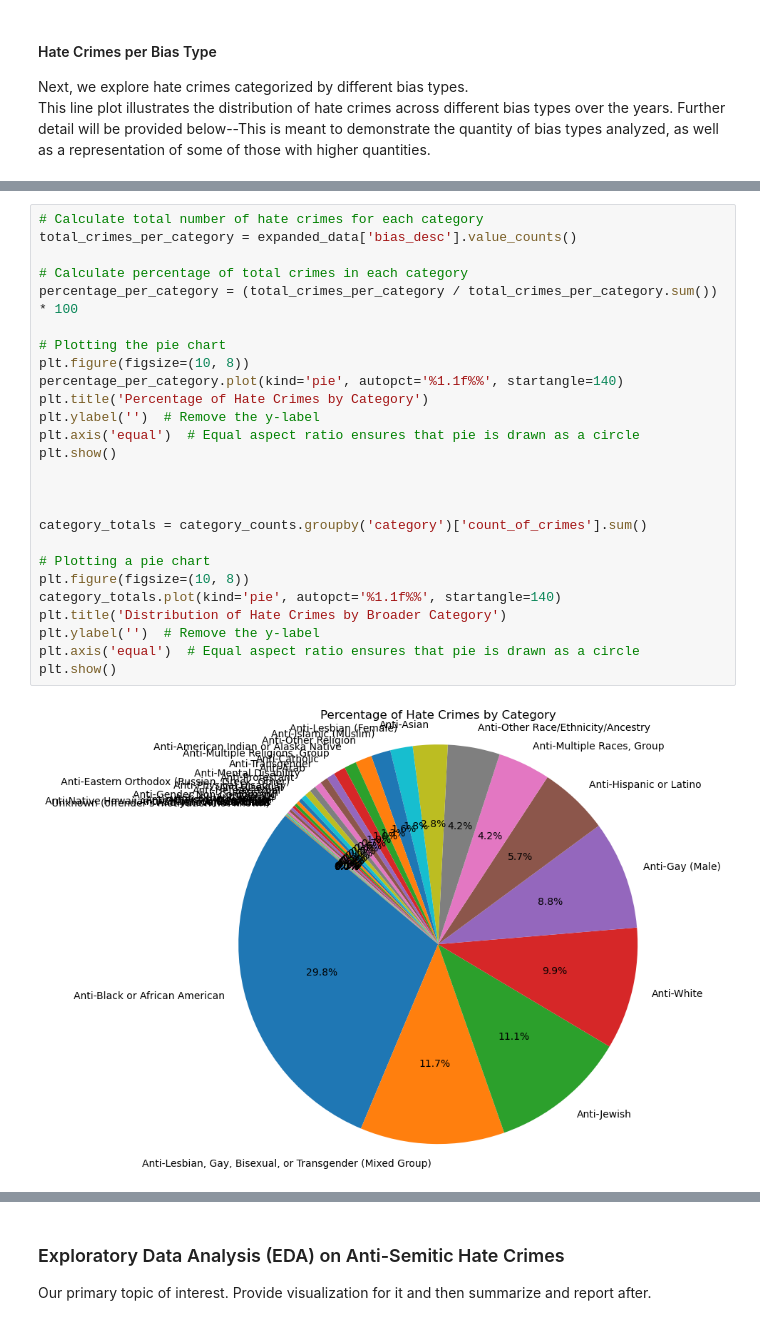
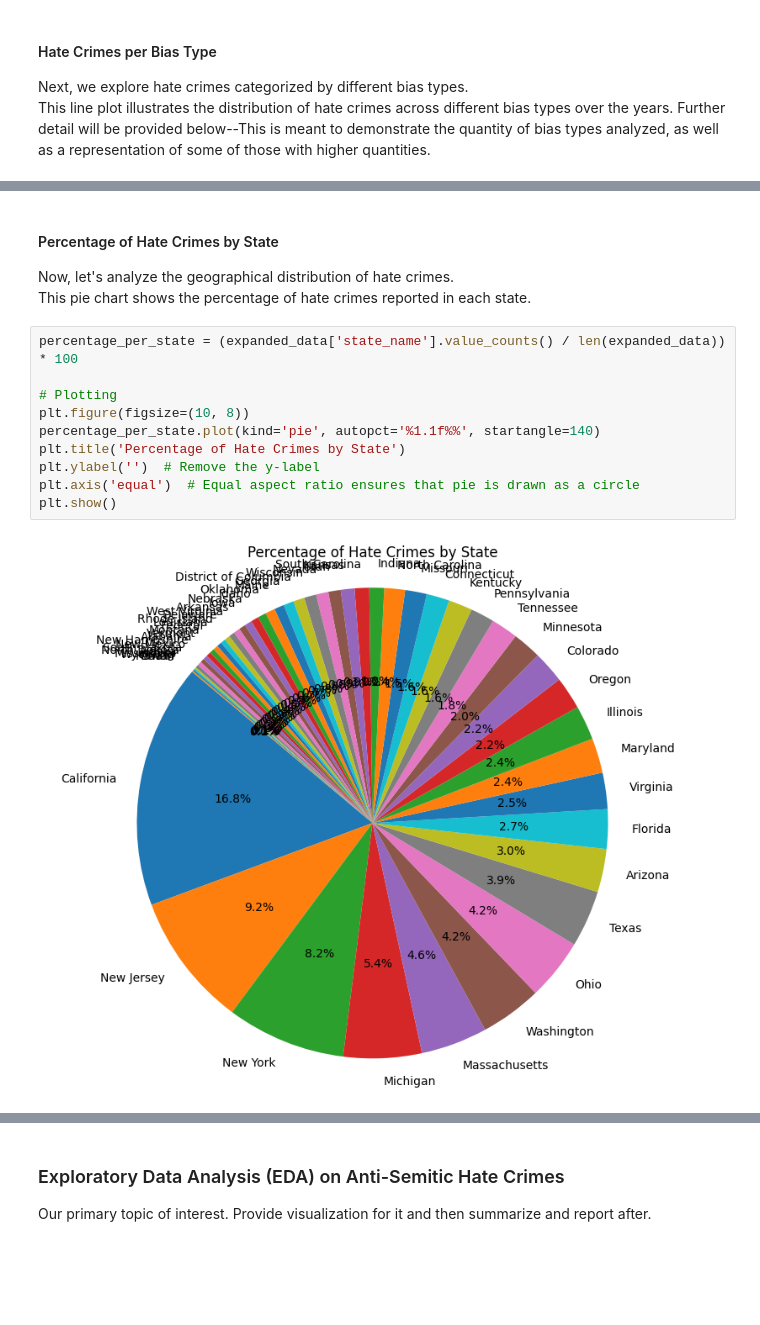
Before and after one commit to e-sider/cmsc320-final, a Jupyter notebook: newer_final_tutorial.ipynb, the cells around one changed output, grey strips where cells are left out. Saved outputs shown, nothing was run; the diff lists cells and outputs as text; blank space fills up the shorter version.

```diff
--- a/newer_final_tutorial.ipynb
+++ b/newer_final_tutorial.ipynb
@@ -266,28 +200,16 @@ plt.show()
+# %% [markdown]
+#### Percentage of Hate Crimes by State
+Now, let's analyze the geographical distribution of hate crimes.
+This pie chart shows the percentage of hate crimes reported in each state.
 # %%
-# Calculate total number of hate crimes for each category
-total_crimes_per_category = expanded_data['bias_desc'].value_counts()
+percentage_per_state = (expanded_data['state_name'].value_counts() / len(expanded_data)) * 100
 
-# Calculate percentage of total crimes in each category
-percentage_per_category = (total_crimes_per_category / total_crimes_per_category.sum()) * 100
-
-# Plotting the pie chart
+# Plotting
 plt.figure(figsize=(10, 8))
-percentage_per_category.plot(kind='pie', autopct='%1.1f%%', startangle=140)
-plt.title('Percentage of Hate Crimes by Category')
+percentage_per_state.plot(kind='pie', autopct='%1.1f%%', startangle=140)
+plt.title('Percentage of Hate Crimes by State')
 plt.ylabel('')  # Remove the y-label
 plt.axis('equal')  # Equal aspect ratio ensures that pie is drawn as a circle
 plt.show()
-
-
-
-category_totals = category_counts.groupby('category')['count_of_crimes'].sum()
-
-# Plotting a pie chart
-plt.figure(figsize=(10, 8))
-category_totals.plot(kind='pie', autopct='%1.1f%%', startangle=140)
-plt.title('Distribution of Hate Crimes by Broader Category')
-plt.ylabel('')  # Remove the y-label
-plt.axis('equal')  # Equal aspect ratio ensures that pie is drawn as a circle
-plt.show()
 # %% [output]
-[figure, old version]
+[figure, new version]
```
Also changed, not shown: parts of 27 cells of this notebook.
